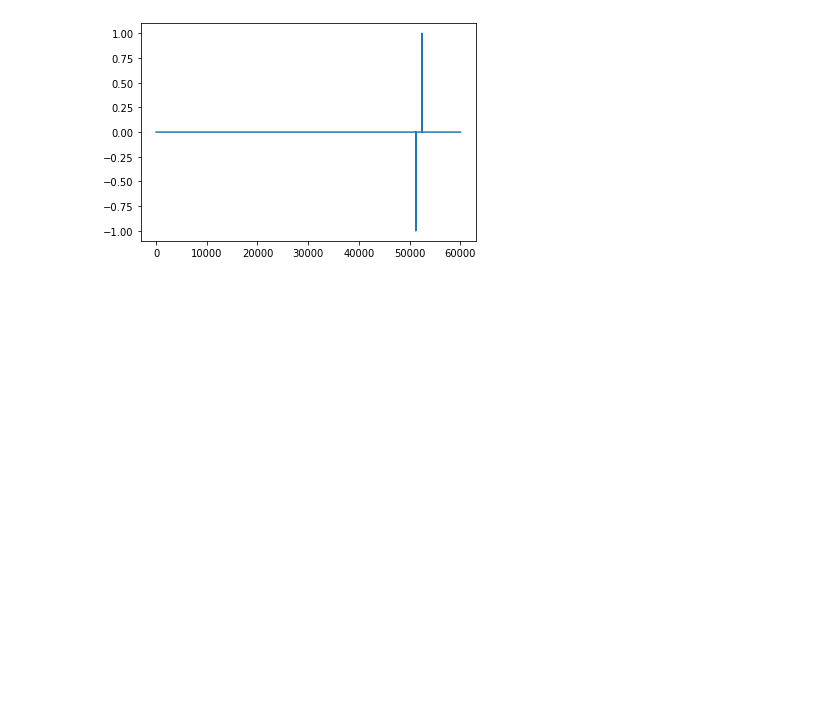
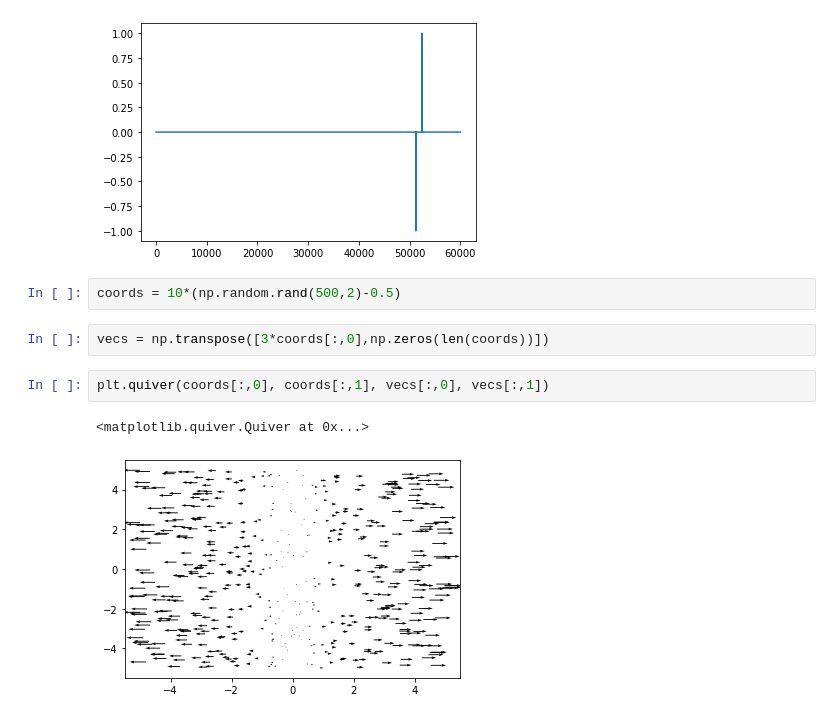
Before and after one commit to einbandi/ptsne-pytorch, a Jupyter notebook: vector-field.ipynb, the cells around one changed output. Cells and saved outputs as stored; diff of their text form; blank space fills up the shorter version.

```diff
--- a/vector-field.ipynb
+++ b/vector-field.ipynb
@@ -560,3 +560,12 @@ plt.plot(b.grad[:,1])
 # %% [output]
 [<matplotlib.lines.Line2D at 0x...>]
 [figure]
+# %%
+coords = 10*(np.random.rand(500,2)-0.5)
+# %%
+vecs = np.transpose([3*coords[:,0],np.zeros(len(coords))])
+# %%
+plt.quiver(coords[:,0], coords[:,1], vecs[:,0], vecs[:,1])
+# %% [output]
+<matplotlib.quiver.Quiver at 0x...>
+[figure, added]
```
Also changed, not shown: parts of 12 cells of this notebook, 1 other file.
